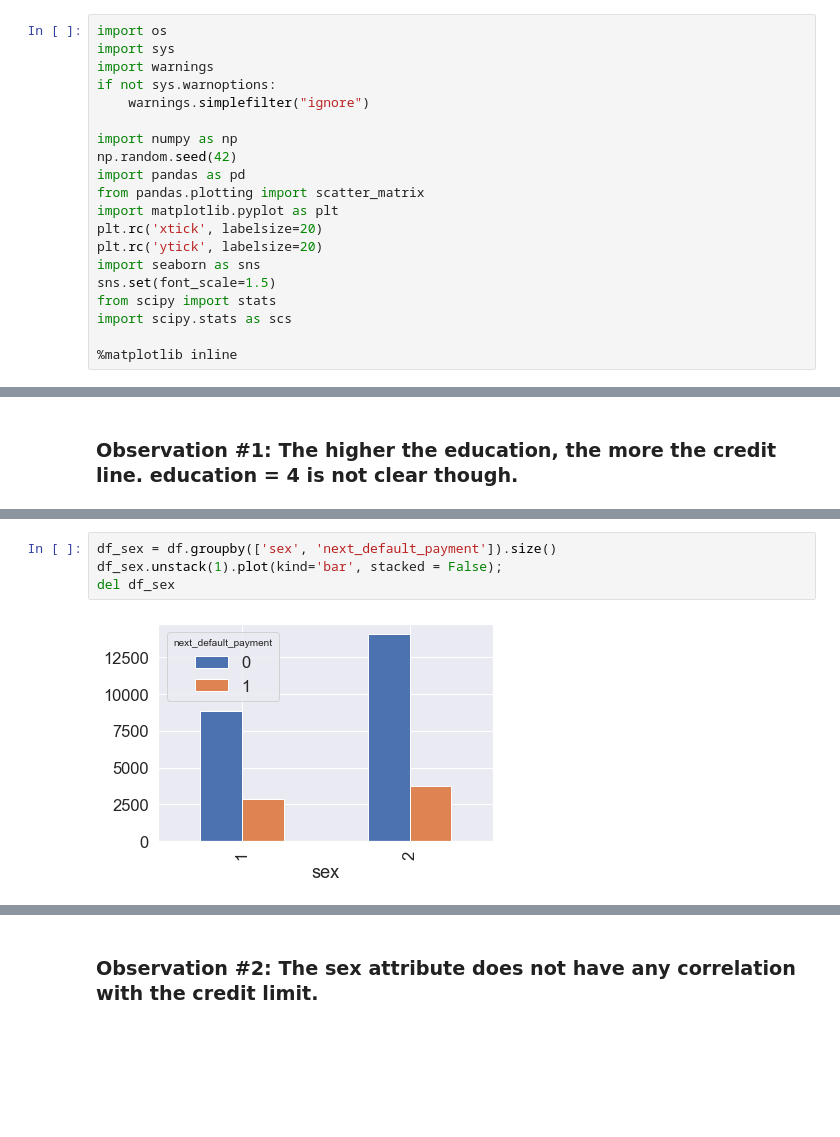
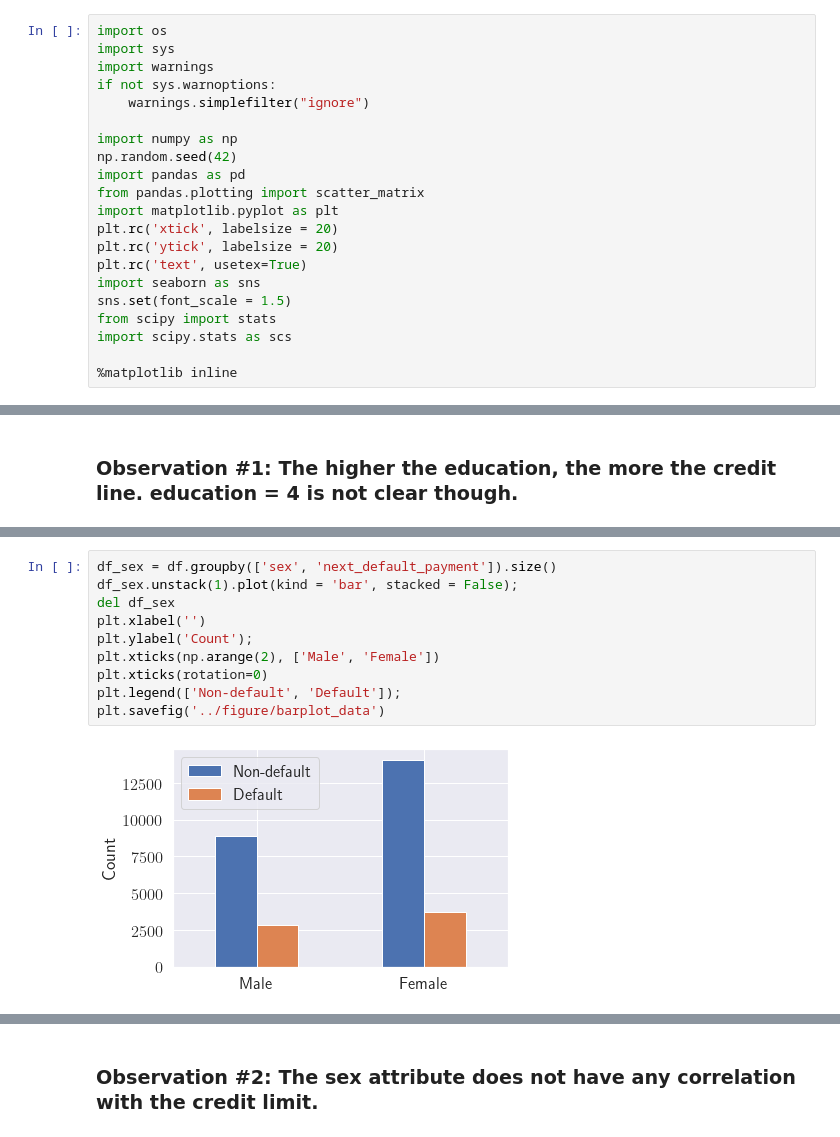
Before and after one commit to helnazsoltani/default-of-credit-card-clients, a Jupyter notebook: default-of-credit-card-clients.ipynb, the cells around one changed output, grey strips where cells are left out. Drawn from its saved outputs; the diff is of its cells as text; blank space fills up the shorter version.

```diff
--- a/default-of-credit-card-clients.ipynb
+++ b/default-of-credit-card-clients.ipynb
@@ -10,10 +10,11 @@ np.random.seed(42)
 import pandas as pd
 from pandas.plotting import scatter_matrix
 import matplotlib.pyplot as plt
-plt.rc('xtick', labelsize=20)
-plt.rc('ytick', labelsize=20)
+plt.rc('xtick', labelsize = 20)
+plt.rc('ytick', labelsize = 20)
+plt.rc('text', usetex=True)
 import seaborn as sns
-sns.set(font_scale=1.5)
+sns.set(font_scale = 1.5)
 from scipy import stats
 import scipy.stats as scs
 
@@ -505,7 +531,13 @@ df.groupby('sex')['credit_limit'].mean().plot(kind='bar');
 # %%
 df_sex = df.groupby(['sex', 'next_default_payment']).size()
-df_sex.unstack(1).plot(kind='bar', stacked = False);
+df_sex.unstack(1).plot(kind = 'bar', stacked = False);
 del df_sex
+plt.xlabel('')
+plt.ylabel('Count');
+plt.xticks(np.arange(2), ['Male', 'Female'])
+plt.xticks(rotation=0)
+plt.legend(['Non-default', 'Default']);
+plt.savefig('../figure/barplot_data')
 # %% [output]
-[figure, old version]
+[figure, new version]
 # %%
```
Also changed, not shown: parts of 71 cells of this notebook.
